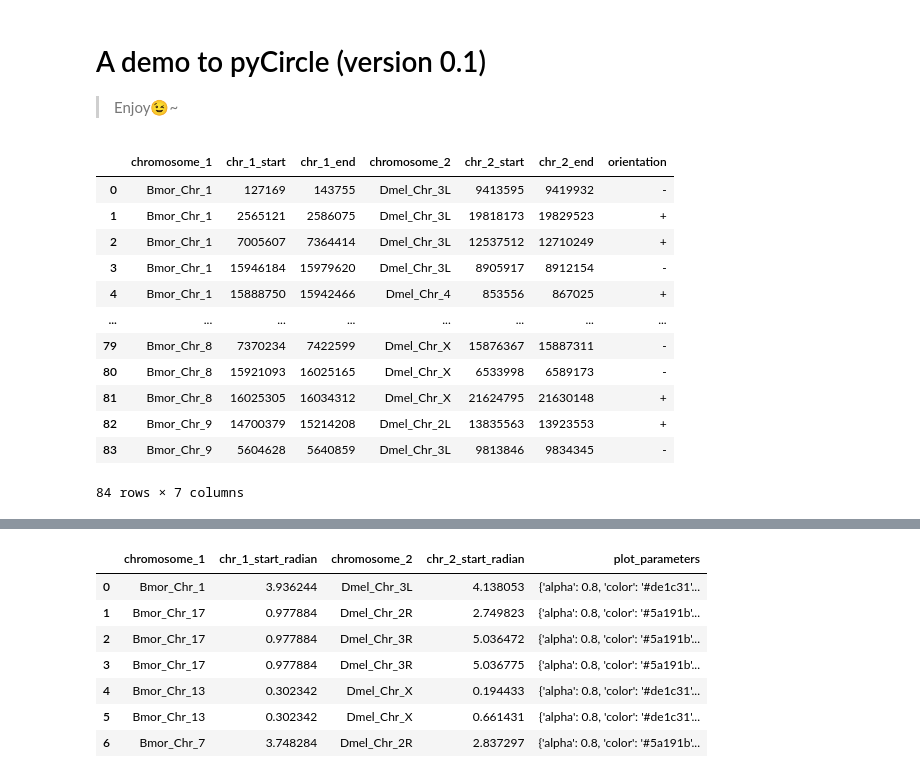
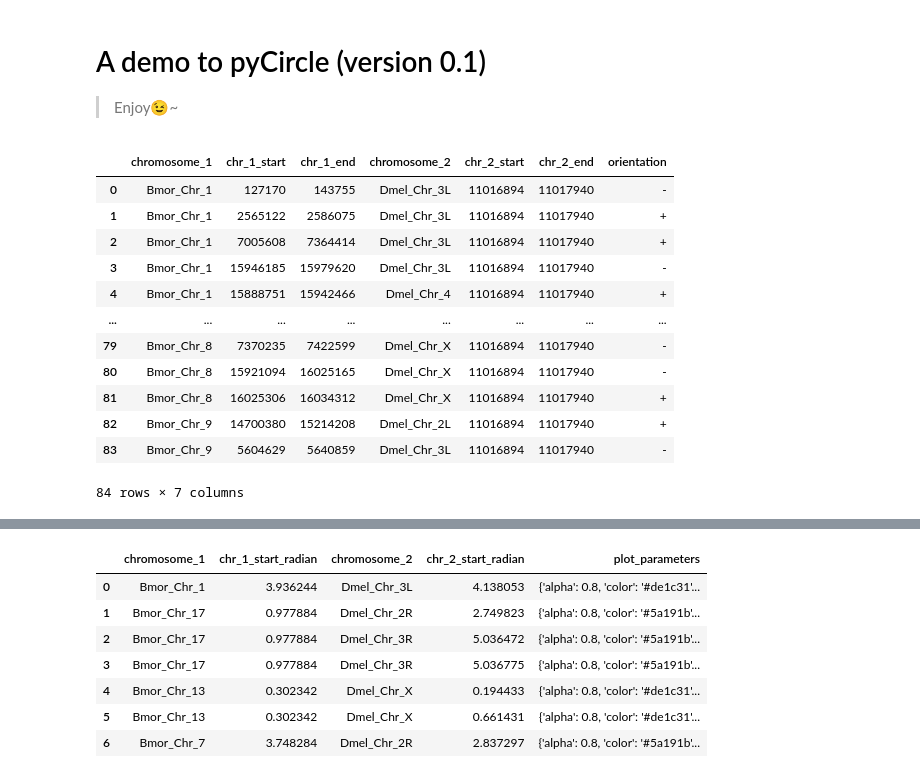
Before and after one commit to Rhylan2333/pyCircle, a Jupyter notebook: pyCircle.ipynb, the cells around one changed output, grey strips where cells are left out. Saved outputs shown, nothing was run; the diff lists cells and outputs as text; code cells hidden in the pictures.

```diff
--- a/pyCircle.ipynb
+++ b/pyCircle.ipynb
@@ -81,8 +81,8 @@ def parse_anchors_simple(file_anchors_simple):
 
         for i_1, r_1 in df_bed_sp1.iterrows():
             bed_chr = r_1[0]
-            bed_start = r_1[1]
-            bed_end = r_1[2]
+            bed_start = int(r_1[1]) + 1
+            bed_end = int(r_1[2])
             bed_name = r_1[3]
             # bed_strain = r_1[5]
 
@@ -95,47 +95,47 @@ def parse_anchors_simple(file_anchors_simple):
 
         for i_2, r_2 in df_bed_sp2.iterrows():
             bed_chr = r_2[0]
-            bed_start = r_2[1]
-            bed_end = r_2[2]
+            bed_start = int(r_1[1]) + 1
+            bed_end = int(r_1[2])
             bed_name = r_2[3]
             # bed_strain = r_2[5]
 
             if block_2_s == bed_name:
                 new_row["chromosome_2"] = bed_chr
                 new_row["chr_2_start"] = bed_start
 
             if block_2_e == bed_name:
                 new_row["chr_2_end"] = bed_end
 
         df_linkinfo.loc[i_0] = [
             new_row["chromosome_1"],
             new_row["chr_1_start"],
             new_row["chr_1_end"],
             new_row["chromosome_2"],
             new_row["chr_2_start"],
             new_row["chr_2_end"],
             new_row["orientation"],
         ]
 
         new_row.clear()
     return df_linkinfo
 
 
 df_linkinfo = parse_anchors_simple(file_anchors_simple)
 
 df_linkinfo
 # %% [output]
 |  | chromosome_1 | chr_1_start | chr_1_end | chromosome_2 | chr_2_start | chr_2_end | orientation |
-| 0 | Bmor_Chr_1 | 127169 | 143755 | Dmel_Chr_3L | 9413595 | 9419932 | - |
-| 1 | Bmor_Chr_1 | 2565121 | 2586075 | Dmel_Chr_3L | 19818173 | 19829523 | + |
-| 2 | Bmor_Chr_1 | 7005607 | 7364414 | Dmel_Chr_3L | 12537512 | 12710249 | + |
-| 3 | Bmor_Chr_1 | 15946184 | 15979620 | Dmel_Chr_3L | 8905917 | 8912154 | - |
-| 4 | Bmor_Chr_1 | 15888750 | 15942466 | Dmel_Chr_4 | 853556 | 867025 | + |
+| 0 | Bmor_Chr_1 | 127170 | 143755 | Dmel_Chr_3L | 11016894 | 11017940 | - |
+| 1 | Bmor_Chr_1 | 2565122 | 2586075 | Dmel_Chr_3L | 11016894 | 11017940 | + |
+| 2 | Bmor_Chr_1 | 7005608 | 7364414 | Dmel_Chr_3L | 11016894 | 11017940 | + |
+| 3 | Bmor_Chr_1 | 15946185 | 15979620 | Dmel_Chr_3L | 11016894 | 11017940 | - |
+| 4 | Bmor_Chr_1 | 15888751 | 15942466 | Dmel_Chr_4 | 11016894 | 11017940 | + |
 | ... | ... | ... | ... | ... | ... | ... | ... |
-| 79 | Bmor_Chr_8 | 7370234 | 7422599 | Dmel_Chr_X | 15876367 | 15887311 | - |
-| 80 | Bmor_Chr_8 | 15921093 | 16025165 | Dmel_Chr_X | 6533998 | 6589173 | - |
-| 81 | Bmor_Chr_8 | 16025305 | 16034312 | Dmel_Chr_X | 21624795 | 21630148 | + |
-| 82 | Bmor_Chr_9 | 14700379 | 15214208 | Dmel_Chr_2L | 13835563 | 13923553 | + |
-| 83 | Bmor_Chr_9 | 5604628 | 5640859 | Dmel_Chr_3L | 9813846 | 9834345 | - |
+| 79 | Bmor_Chr_8 | 7370235 | 7422599 | Dmel_Chr_X | 11016894 | 11017940 | - |
+| 80 | Bmor_Chr_8 | 15921094 | 16025165 | Dmel_Chr_X | 11016894 | 11017940 | - |
+| 81 | Bmor_Chr_8 | 16025306 | 16034312 | Dmel_Chr_X | 11016894 | 11017940 | + |
+| 82 | Bmor_Chr_9 | 14700380 | 15214208 | Dmel_Chr_2L | 11016894 | 11017940 | + |
+| 83 | Bmor_Chr_9 | 5604629 | 5640859 | Dmel_Chr_3L | 11016894 | 11017940 | - |
 84 rows × 7 columns
 # %%
```
Also changed, not shown: parts of 4 cells of this notebook, 4 other files.
